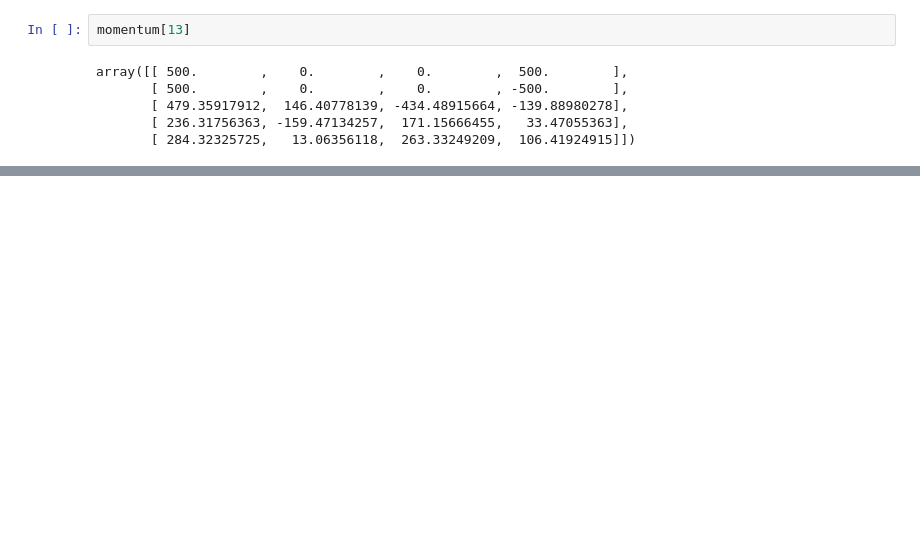
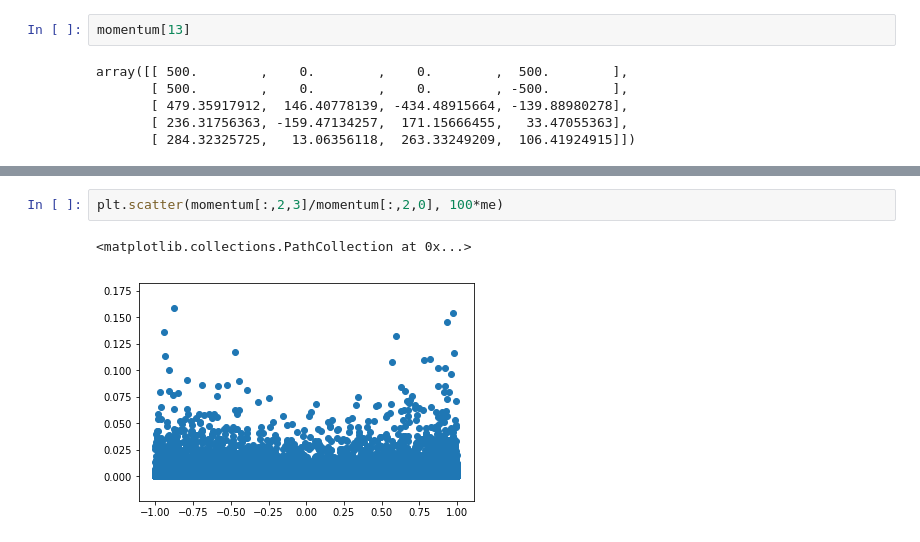
Before and after one commit to miarobin/Level4Project, a Jupyter notebook: DalitzPlot.ipynb, the cells around one changed output, grey strips where cells are left out. Saved outputs shown, nothing was run; the diff lists cells and outputs as text; blank space fills up the shorter version.

```diff
--- a/DalitzPlot.ipynb
+++ b/DalitzPlot.ipynb
@@ -128,0 +120,5 @@ print(np.std(me))
+# %%
+plt.scatter(momentum[:,2,3]/momentum[:,2,0], 100*me)
+# %% [output]
+<matplotlib.collections.PathCollection at 0x...>
+[figure, added]
```
Also changed, not shown: parts of 13 cells of this notebook, 2 other files.
